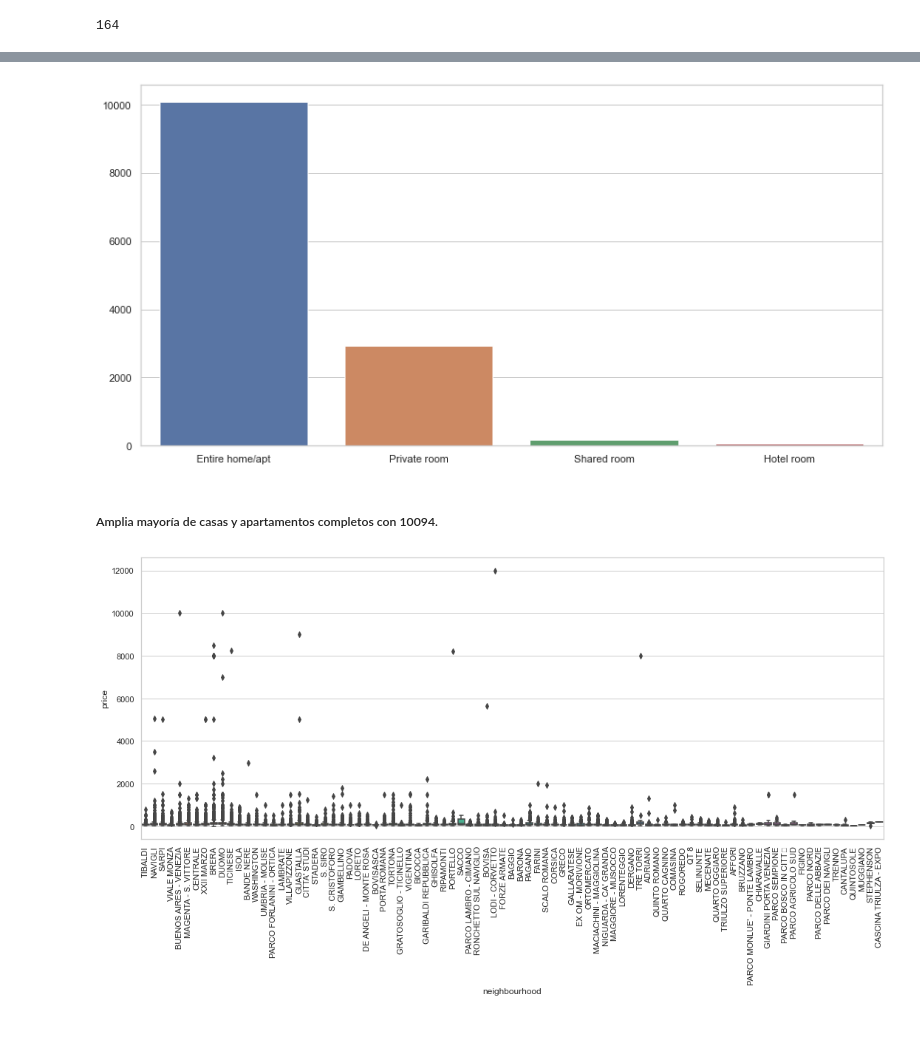
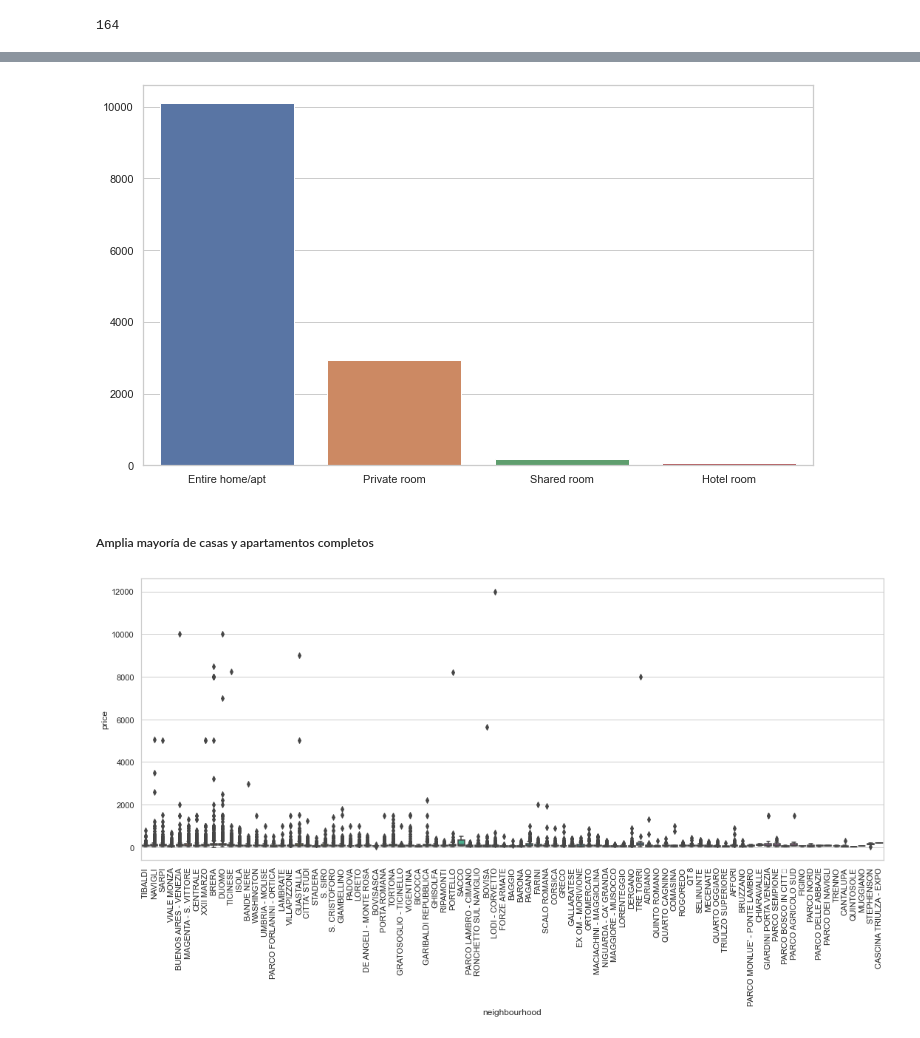
Before and after one commit to Factoria-F5-AI-Bootcamp-1-Edicion/Milan_airbnb, a Jupyter notebook: Milan_airbnb_EDA.ipynb, the cells around one changed output, grey strips where cells are left out. Drawn from its saved outputs; the diff is of its cells as text; code cells hidden in the pictures.

```diff
--- a/Milan_airbnb_EDA.ipynb
+++ b/Milan_airbnb_EDA.ipynb
@@ -265,11 +254,11 @@ df[(df["room_type"]=="Hotel room")].value_counts().sum()
 # %%
-fig, ax = plt.subplots(ncols=1, figsize=(14,7))
+fig, ax = plt.subplots(ncols=1, figsize=(12,7))
 sns.set_theme(style="whitegrid")
-ax = sns.barplot(x=["Entire home/apt", "Private room", "Shared room", "Hotel room"], y=[10094, 2928, 164, 54], data=df)
+ax = sns.barplot(x=["Entire home/apt", "Private room", "Shared room", "Hotel room"], y=[10110, 2929, 164, 57], data=df)
 # %% [output]
-[figure, old version]
+[figure, new version]
 # %% [markdown]
-<h5>Amplia mayoría de casas y apartamentos completos con 10094.</h5>
+<h5>Amplia mayoría de casas y apartamentos completos</h5>
 # %%
 # Gráfico para comparar los precios de los distintos barrios.
 fig, ax = plt.subplots(ncols=1, figsize=(18,7))
```
Also changed, not shown: parts of 7 cells of this notebook.
